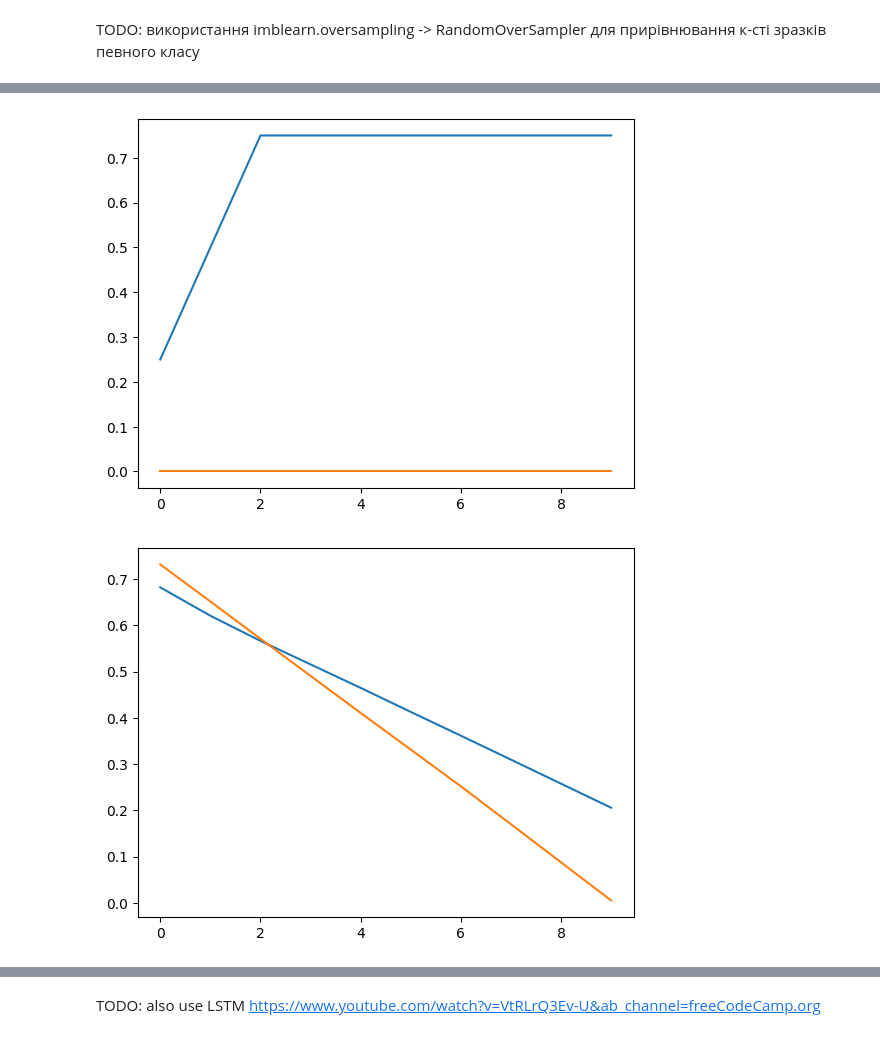
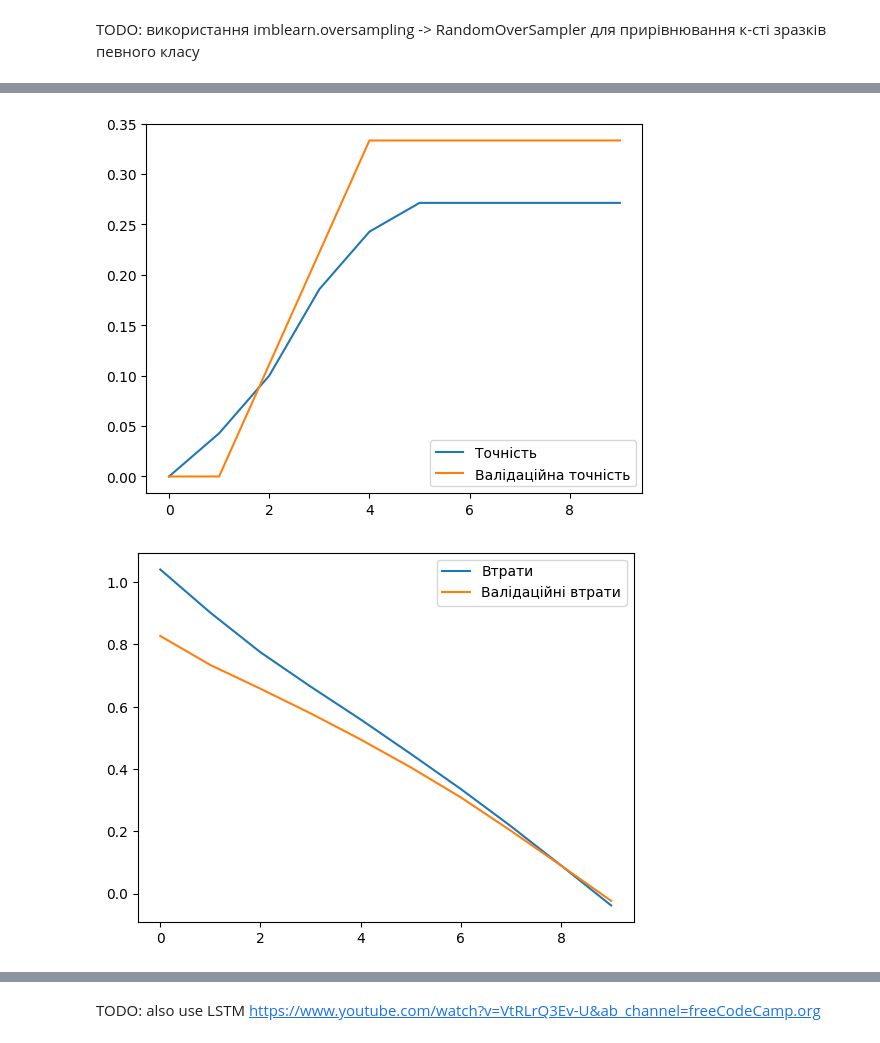
Before and after one commit to Acousticdesk/course-project-data-analysis, a Jupyter notebook: Real Estate Description Classification with NN.ipynb, the cells around one changed output, grey strips where cells are left out. Saved outputs shown, nothing was run; the diff lists cells and outputs as text; code cells hidden in the pictures.

```diff
--- a/Real Estate Description Classification with NN.ipynb
+++ b/Real Estate Description Classification with NN.ipynb
@@ -18,7 +18,7 @@ from googletrans import Translator
 # %% [markdown]
 ## Завантаження набору даних
 # %%
-df = pd.read_csv('./real-estate-1677267283070.csv', usecols=['residence', 'developer', 'price', 'attributes/class', 'description'])
+df = pd.read_csv('./translated-1677270280197.csv', usecols=['residence', 'developer', 'price', 'attributes/class', 'description'])
 # %%
 df.head()
 # %% [output]
@@ -67,3 +67,3 @@ translator = Translator()
 # %%
-df = df.head(6)
+# df = df.sample(n=6)
 # %%
@@ -83,7 +73,7 @@ list(map(lambda d: len(d), list(df['description'].values)))
 # %%
 # df['description'] = df['description'].str.slice(0, 100)
 # %%
-df['description'] = df['description'].map(lambda description: (translator.translate(description).text))
+# df['description'] = df['description'].map(lambda description: (translator.translate(description).text))
 # %%
 df
 # %% [output]
@@ -185,17 +172,19 @@ Epoch 10/10
 # %%
 plt.plot(history.history['accuracy'], label="Точність")
 plt.plot(history.history['val_accuracy'], label="Валідаційна точність")
+plt.legend()
 
 plt.show()
 # %% [output]
-[figure, old version]
+[figure, new version]
 # %%
 plt.plot(history.history['loss'], label="Втрати")
 plt.plot(history.history['val_loss'], label="Валідаційні втрати")
+plt.legend()
 
 plt.show()
 # %% [output]
-[figure, old version]
+[figure, new version]
 # %%
 model.evaluate(test_data)
 # %% [output]
```
Also changed, not shown: parts of 13 cells of this notebook, 1 other file.
